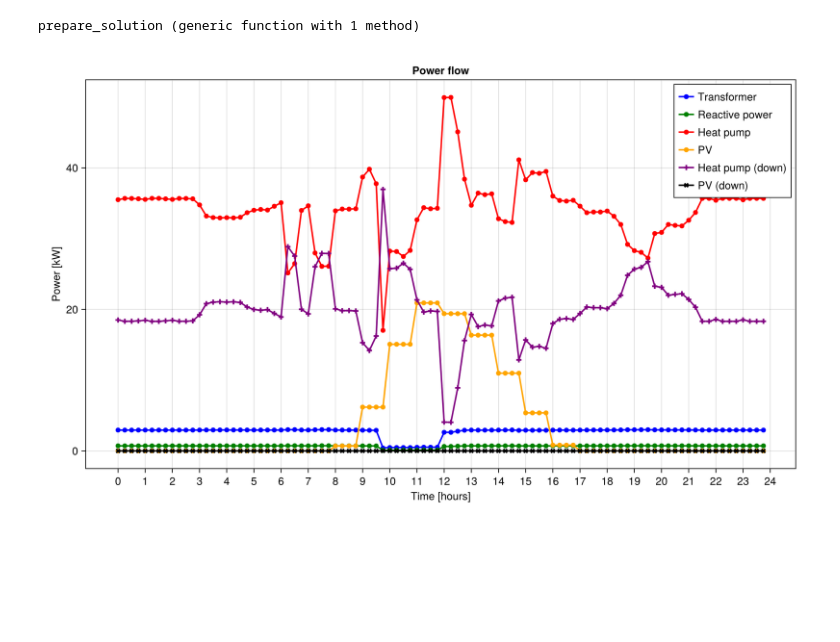
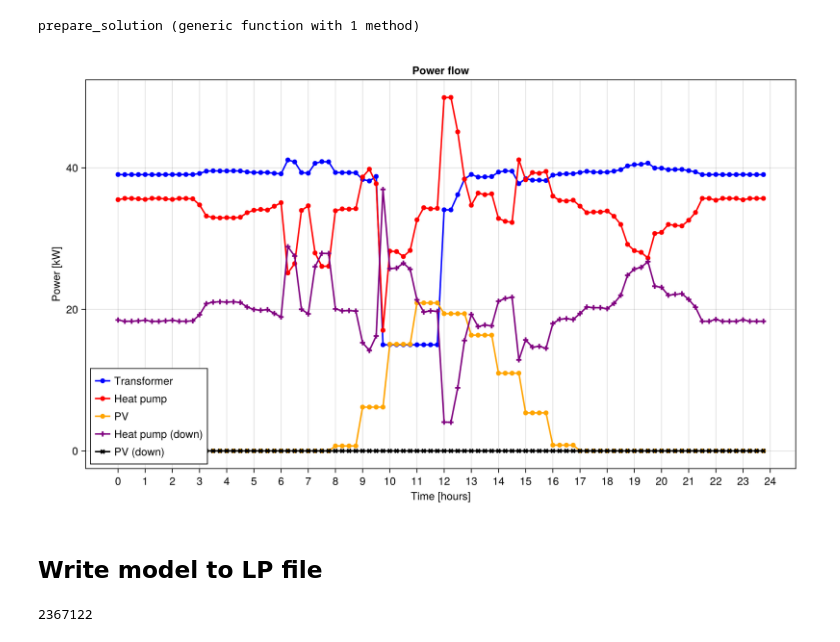
Before and after one commit to XinLiTue/Congestion-Management-based-on-Thermal-Comfort, a Jupyter notebook: OPF-jl.ipynb, the cells around one changed output. Cells and saved outputs as stored; diff of their text form; code cells hidden in the pictures; blank space fills up the shorter version.

Commit message:
Update model

```diff
--- a/OPF-jl.ipynb
+++ b/OPF-jl.ipynb
@@ -170,7 +179,7 @@ solution_summary(model)
 function prepare_solution(model)
     # prepare JuMP solution for plotting
     sol = Dict{Symbol, Vector{Float64}}()
-    for var in [:I, :V, :P, :Q, :P_pv, :P_hp, :P_hp_down, :P_pv_down]
+    for var in [:P, :Q, :P_pv, :P_hp, :P_hp_down, :P_pv_down]
         sol[var] = vec(sum(Matrix{Float64}(value.(model[var]; result=1)), dims=2)) .* 1E3
     end
 
@@ -185,25 +194,29 @@ prepare_solution (generic function with 1 method)
 # %%
 sol = prepare_solution(model)
 
 # plot using Makie
 fig = Figure(; size = (1000, 600))
 ax = Axis(fig[1, 1], xlabel = "Time [hours]",
     ylabel = "Power [kW]",
     title = "Power flow",
     xticks = (1:4:97, string.(0:1:24))
 )
 
+P_trafo = Matrix(value.(model[:P]; result=1))[:, 1] .* -1E3
+
 # lines!(ax, sol[:P], color = :blue, label = "Transformer", linestyle = :so
-scatterlines!(ax, sol[:P], color = :blue, label = "Transformer", linewidth = 2)
+scatterlines!(ax, P_trafo, color = :blue, label = "Transformer", linewidth = 2)
 # scatterlines!(ax, sol[:Q], color = :green, label = "Reactive power", linewidth = 2)
 scatterlines!(ax, sol[:P_hp], color = :red, label = "Heat pump", linewidth = 2)
 scatterlines!(ax, sol[:P_pv], color = :orange, label = "PV", linewidth = 2)
 scatterlines!(ax, sol[:P_hp_down], color = :purple, label = "Heat pump (down)", marker=:cross, linewidth = 2)
 scatterlines!(ax, sol[:P_pv_down], color = :black, label = "PV (down)", marker=:x, linewidth = 2)
 # fig[1, 2] = Legend(fig, ax)
-axislegend(ax, merge = true)
+axislegend(ax, merge = true, position = :lb)
 
 # display
 fig
 # %% [output]
-[figure, old version]
+[figure, new version]
+# %% [markdown]
+## Write model to LP file
@@ -209,0 +229,5 @@ fig
+# %%
+solution = Dict(name(x) => value(x) for x in all_variables(model))
+write("solution.json", JSON.json(solution))
+# %% [output]
+2367122
```
Also changed, not shown: parts of 6 cells of this notebook, 7 other files.
